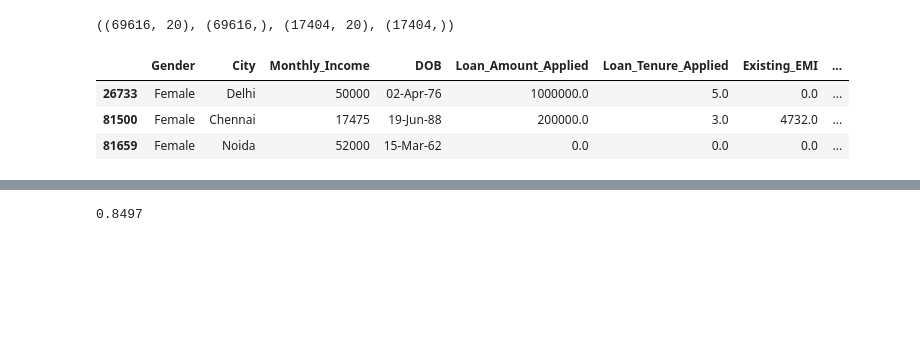
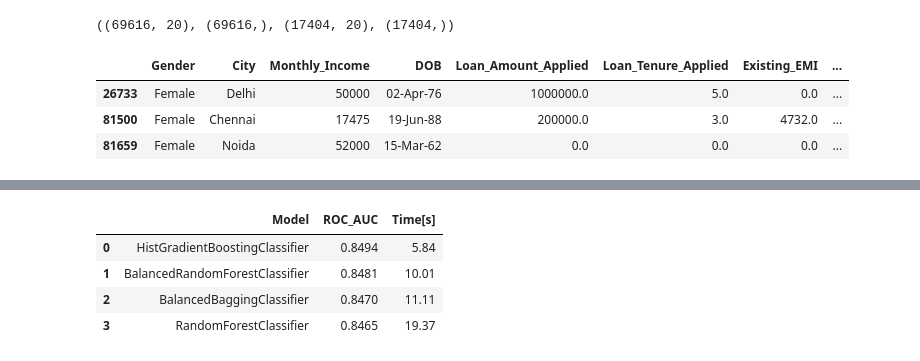
Before and after one commit to k-katarzyna/Lead_Conversion_Probability, a Jupyter notebook: Happy_Customer_Bank/Project_main.ipynb, the cells around one changed output, grey strips where cells are left out. Drawn from its saved outputs; the diff is of its cells as text; code cells hidden in the pictures; blank space fills up the shorter version.

Commit message:
randomized search tests completed, result files reorganized

```diff
--- a/Happy_Customer_Bank/Project_main.ipynb
+++ b/Happy_Customer_Bank/Project_main.ipynb
@@ -494,21 +486,62 @@ preprocessor.fit_transform(X_train, y_train).head(3)
 | 81500 | -0.478831 | 0.605921 | 0.627402 | 1.410446 | ... |
 | 81659 | 0.784759 | -1.374585 | -1.150072 | -0.699601 | ... |
 # %%
-model = HistGradientBoostingClassifier(random_state = 42)
+models = [HistGradientBoostingClassifier(random_state = 42),
+          BalancedRandomForestClassifier(random_state = 42, n_jobs = -1,
+                                         sampling_strategy = "auto"),
+          BalancedBaggingClassifier(random_state = 42, n_jobs = -1),
+          RandomForestClassifier(random_state = 42, n_jobs = -1)]
 
-param_grid = [{"model__class_weight": [{1:20}, {1:50}, None],
-               "model__min_samples_leaf": [20, 50, 100],
-               "preprocessor__cat_union__cat_pipe__aggreg__city__threshold": [500, 1000, 2000],
-               "preprocessor__cat_union__cat_pipe__aggreg__vars__threshold": [600, 1000, 1500],
-               "preprocessor__num_pipe__imputer__how": ["simple", "applied_submitted_compression", None],
-               "preprocessor__num_pipe__power_tran": [PowerTransformer(), "passthrough"],
-               "remover__to_drop": [0, 1, 2, 3, 4, 5, 6]}]
+param_grids = [{"model__class_weight": [{1:20}, {1:50}, None],
+                "model__min_samples_leaf": [20, 50, 100],
+                "preprocessor__cat_union__cat_pipe__aggreg__city__threshold": [500, 1000, 2000],
+                "preprocessor__cat_union__cat_pipe__aggreg__vars__threshold": [600, 1000, 1500],
+                "preprocessor__num_pipe__imputer__how": ["simple", "applied_submitted_compression", None],
+                "preprocessor__num_pipe__power_tran": [PowerTransformer(), "passthrough"],
+                "remover__to_drop": [0, 1, 2, 3, 4, 5, 6]},
+
+               {"model__n_estimators": [100, 200],
+                "model__min_samples_leaf": [1, 20],
+                "model__max_features": [0.3, 0.6, 1.0],
+                "model__max_samples": [0.3, 0.6, 1.0],
+                "model__replacement": [True, False],
+                "preprocessor__cat_union__cat_pipe__aggreg__city__threshold": [500, 1000, 2000],
+                "preprocessor__cat_union__cat_pipe__aggreg__vars__threshold": [600, 1000, 1500],
+                "preprocessor__num_pipe__imputer__how": ["simple", "applied_submitted_compression"],
+                "preprocessor__num_pipe__power_tran": [PowerTransformer(), "passthrough"],
+                "remover__to_drop": [0, 1, 2, 3, 4, 5, 6]},
+
+               {"model__n_estimators": [100, 200],
+                "model__max_features": [0.5, 1.0],
+                "model__max_samples": [0.5, 1.0],
+                "model__replacement": [True, False],
+                "preprocessor__cat_union__cat_pipe__aggreg__city__threshold": [500, 1000, 2000],
+                "preprocessor__cat_union__cat_pipe__aggreg__vars__threshold": [600, 1000, 1500],
+                "preprocessor__num_pipe__imputer__how": ["simple", "applied_submitted_compression", None],
+                "preprocessor__num_pipe__power_tran": [PowerTransformer(), "passthrough"],
+                "remover__to_drop": [0, 1, 2, 3, 4, 5, 6]},
+
+               {"model__class_weight": [{1:75}, {1:100}, "balanced"],
+                "model__n_estimators": [100, 200],
+                "model__min_samples_leaf": [1, 20, 50],
+                "model__max_features": [0.3, 0.6, 0.9],
+                "model__max_samples": [0.3, 0.6, 0.9],
+                "preprocessor__cat_union__cat_pipe__aggreg__city__threshold": [500, 1000, 2000],
+                "preprocessor__cat_union__cat_pipe__aggreg__vars__threshold": [600, 1000, 1500],
+                "preprocessor__num_pipe__imputer__how": ["simple", "applied_submitted_compression"],
+                "preprocessor__num_pipe__power_tran": [PowerTransformer(), "passthrough"],
+                "remover__to_drop": [0, 1, 2, 3, 4, 5, 6]}
+              ]
 
 results = collect_tests_results(X_train, y_train,
-                               models = [model],
-                               test = "randomized_search",
-                               preprocessors = [preprocessor, ColumnRemover()],
-                               param_grid = param_grid)
+                                test = "randomized_search",
+                                preprocessors = [preprocessor, ColumnRemover()],
+                                search = (models, param_grids))
+                                # saving in results_data: pickles/model_name.pkl (best estimator), best_estimators.csv (results)
 results
 # %% [output]
-0.8497
+|  | Model | ROC_AUC | Time[s] |
+| 0 | HistGradientBoostingClassifier | 0.8494 | 5.84 |
+| 1 | BalancedRandomForestClassifier | 0.8481 | 10.01 |
+| 2 | BalancedBaggingClassifier | 0.8470 | 11.11 |
+| 3 | RandomForestClassifier | 0.8465 | 19.37 |
```
Also changed, not shown: parts of 10 cells of this notebook, 15 other files.
